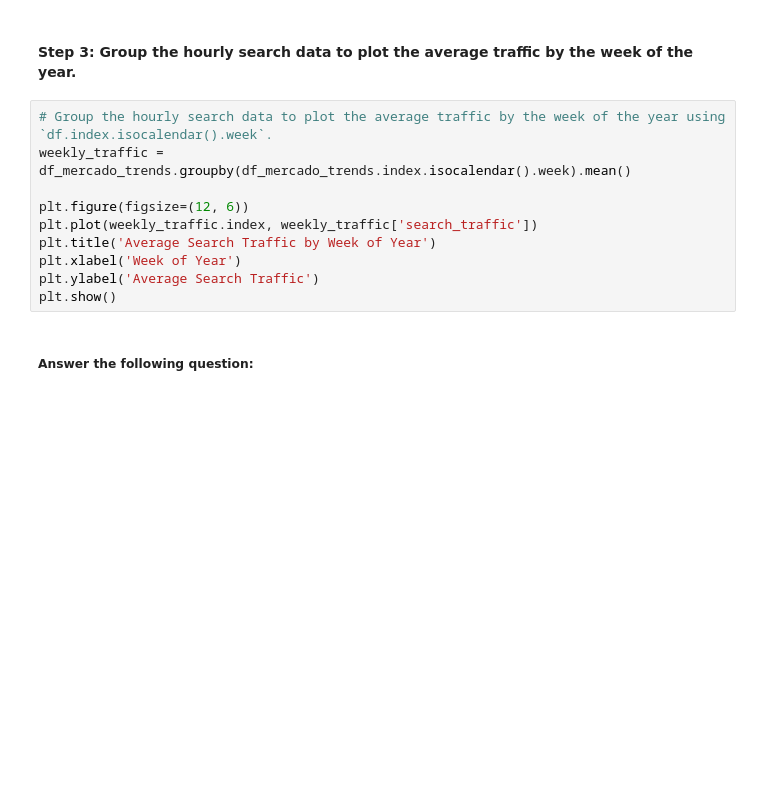
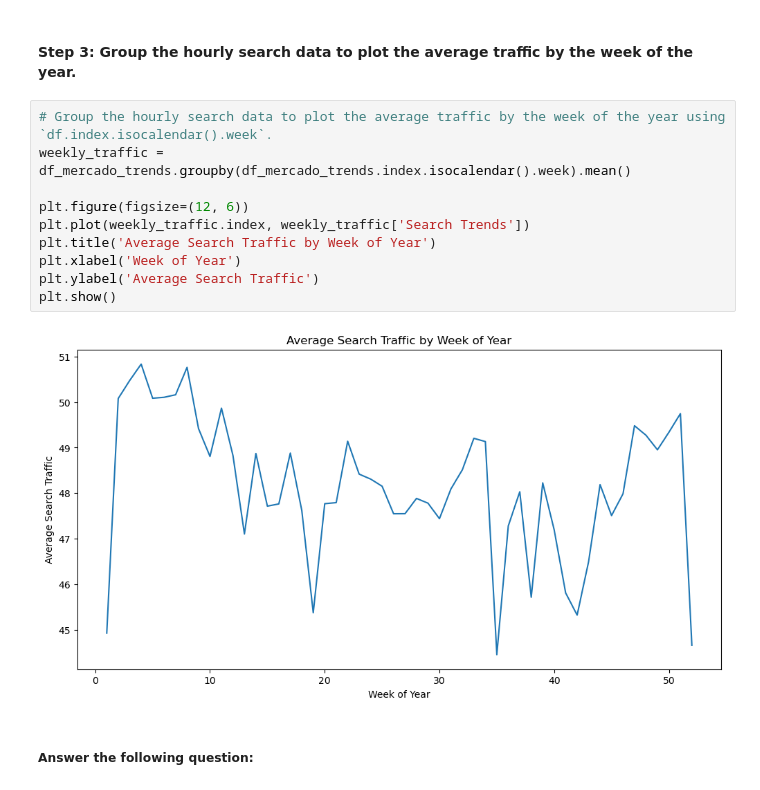
Before and after one commit to gordon-laraven/prophet-challenge, a Jupyter notebook: Starter_Code/forecasting_net_prophet.ipynb, the cells around one changed output. Cells and saved outputs as stored; diff of their text form; blank space fills up the shorter version.

```diff
--- a/Starter_Code/forecasting_net_prophet.ipynb
+++ b/Starter_Code/forecasting_net_prophet.ipynb
@@ -179,13 +193,15 @@ plt.show()
 # %%
 # Group the hourly search data to plot the average traffic by the week of the year using `df.index.isocalendar().week`.
 weekly_traffic = df_mercado_trends.groupby(df_mercado_trends.index.isocalendar().week).mean()
 
 plt.figure(figsize=(12, 6))
-plt.plot(weekly_traffic.index, weekly_traffic['search_traffic'])
+plt.plot(weekly_traffic.index, weekly_traffic['Search Trends'])
 plt.title('Average Search Traffic by Week of Year')
 plt.xlabel('Week of Year')
 plt.ylabel('Average Search Traffic')
 plt.show()
+# %% [output]
+[figure, added]
 # %% [markdown]
 ##### Answer the following question:
 # %% [markdown]
```
Also changed, not shown: parts of 32 cells of this notebook.
